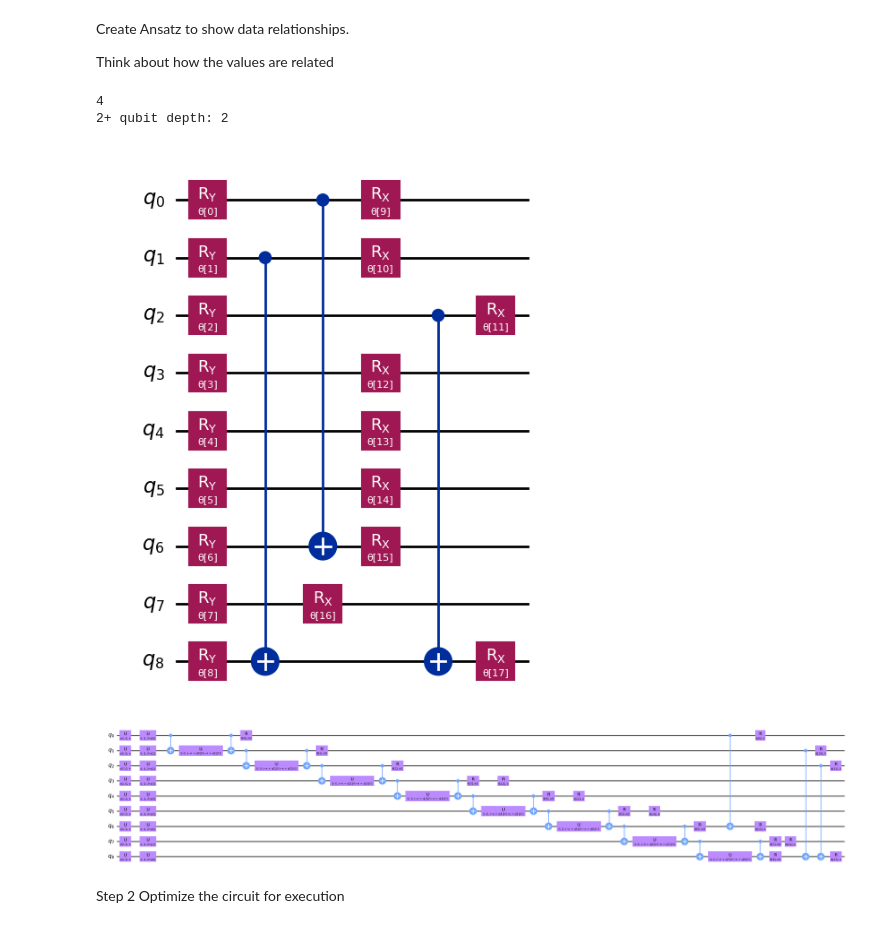
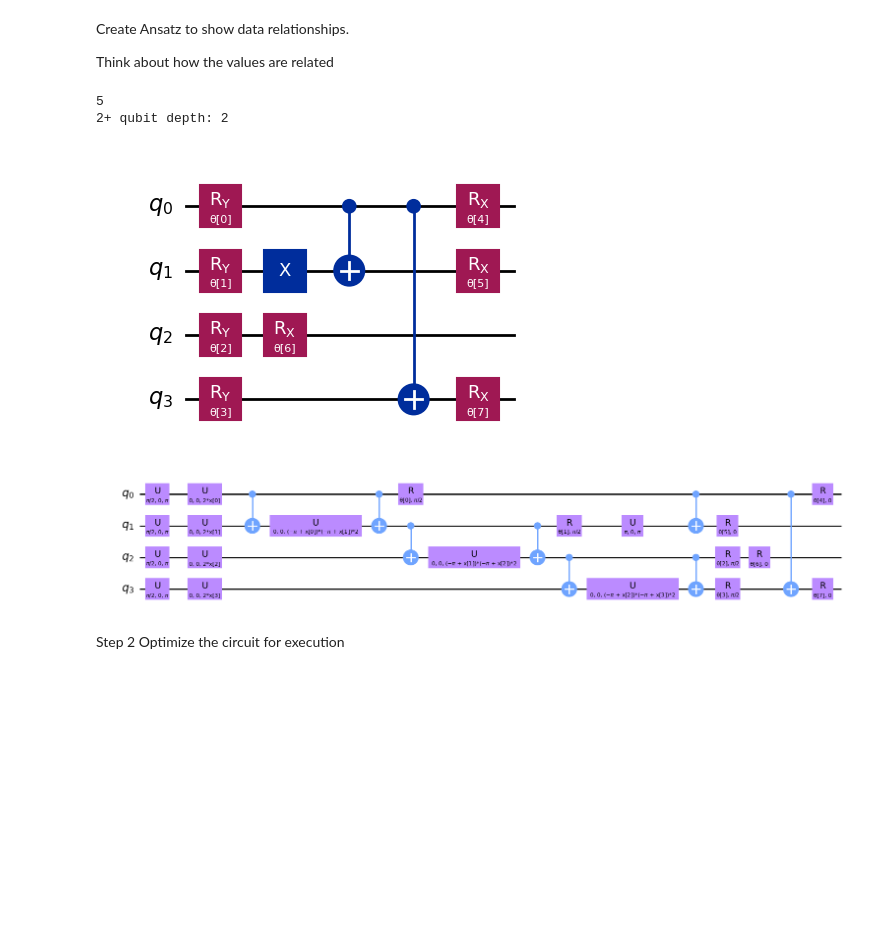
Before and after one commit to peoplesinc/air-pollution-data, a Jupyter notebook: baltimore-figures/baltimore_qml.ipynb, the cells around one changed output. Drawn from its saved outputs; the diff is of its cells as text; code cells hidden in the pictures; blank space fills up the shorter version.

```diff
--- a/baltimore-figures/baltimore_qml.ipynb
+++ b/baltimore-figures/baltimore_qml.ipynb
@@ -173,8 +175,11 @@ def convert_to_label(grade):
 # Use sampling to get a random subset of 1000 rows, to avoid any bias in the data
 from math import pi
 
+sample_size = 10000
+train_size = int(.8 * sample_size)
+test_size = int(.2 * sample_size)
 
-subset = baltimore_dataset.sample(n=1000, random_state=42)
+subset = baltimore_dataset.sample(n=sample_size, random_state=42)
 
 array_stacked = np.column_stack([subset[col].values for col in ['Grade', 'White','Black', 'Hispanic', 'Asian', 'Other', 'Total', 'NO2', 'PHOLC', 'PM25']])
 processed_data = list()
@@ -184,14 +189,14 @@ processed_data = list()
 max = np.max(array_stacked[:, 6])
 for row in array_stacked:
     processed_data.append(np.array([
-                           (row[1] / row[6]) * 2 * pi, # % of White population
-                           (row[2] / row[6]) * 2 * pi, # % of Black population
-                           (row[3] / row[6]) * 2 * pi, # % of Hispanic population
-                           (row[4] / row[6]) * 2 * pi, # % of Asian population
-                           (row[5] / row[6]) * 2 * pi, # % of Other population
-                           row[6] / max,     # Normalized total
+                           #(row[1] / row[6]) * 2 * pi, # % of White population
+                           #(row[2] / row[6]) * 2 * pi, # % of Black population
+                           #(row[3] / row[6]) * 2 * pi, # % of Hispanic population
+                           #(row[4] / row[6]) * 2 * pi, # % of Asian population
+                           #(row[5] / row[6]) * 2 * pi, # % of Other population
+                           (row[6] / max )  * 2 * pi,     # Normalized total
                            row[7],           # NO2 levels | Low is good
-                           row[8],           # PHOLC levels
+                           row[8] * 2 * pi,           # PHOLC levels
                            row[9],          # PM25 levels | high is bad
                            convert_to_label(row[0])]))  # Grade is encoded as a label, where A and B are 1 (good) and C, D, F are -1 (bad)
 processed_data = np.array(processed_data)
@@ -258,46 +263,52 @@ qnn_circuit = QuantumCircuit(num_qubits)
 # We choose to have two variational parameters for each qubit.
 params = ParameterVector("θ", length=2 * num_qubits)
 
 # A first variational layer:
 for i in range(num_qubits):
     qnn_circuit.ry(params[i], i)
 
 # Here is a list of qubit pairs between which we want CNOT gates. The choice of these is not yet obvious.
 # Change this to include ALL of the demographic group qubits
-#qnn_cnot_list = [[0, 1], [1, 2], [2, 3], [3, 4]]
-qnn_cnot_list = [[0, 6],[1, 8]]
+qnn_cnot_list = [[0, 1],[0, 3]]
+#qnn_cnot_list = [[6, 0], [8, 1], [8, 2]]
 
 '''
-    # % of White population
-    # % of Black population
-    # % of Hispanic population
-    # % of Asian population
-    # % of Other population
-    # Normalized total
-    # NO2 levels | Low is good
-    # PHOLC levels
-    # PM25 levels | high is bad
+  0 - # % of White population
+  1 - # % of Black population
+  2 - # % of Hispanic population
+  3 - # % of Asian population
+  4 - # % of Other population
+  5 - # Normalized total
+  6 - # NO2 levels | Low is good
+  7 - # PHOLC levels
+  8 - # PM25 levels | high is bad
 '''
 
+
+qnn_circuit.x(1)
 for i in range(len(qnn_cnot_list)):
     qnn_circuit.cx(qnn_cnot_list[i][0], qnn_cnot_list[i][1])
+
+
+
+#qnn_circuit.ccx(1, 2, 6)
 
 # The second variational layer:
 for i in range(num_qubits):
     qnn_circuit.rx(params[num_qubits + i], i)
 
 # Check the circuit depth, and the two-qubit gate depth
 print(qnn_circuit.decompose().depth())
 print(
     f"2+ qubit depth: {qnn_circuit.decompose().depth(lambda instr: len(instr.qubits) > 1)}"
 )
 
 # Draw the circuit
 qnn_circuit.draw("mpl")
 # %% [output]
-4
+5
 2+ qubit depth: 2
-[figure, old version]
+[figure, new version]
 # %%
 # QNN ansatz
 ansatz = qnn_circuit
@@ -310,4 +321,4 @@ full_circuit.compose(ansatz, range(num_qubits), inplace=True)
 # Display the circuit
 full_circuit.decompose().draw("mpl", style="clifford", fold=-1)
 # %% [output]
-[figure, old version]
+[figure, new version]
```
Also changed, not shown: parts of 21 cells of this notebook.
